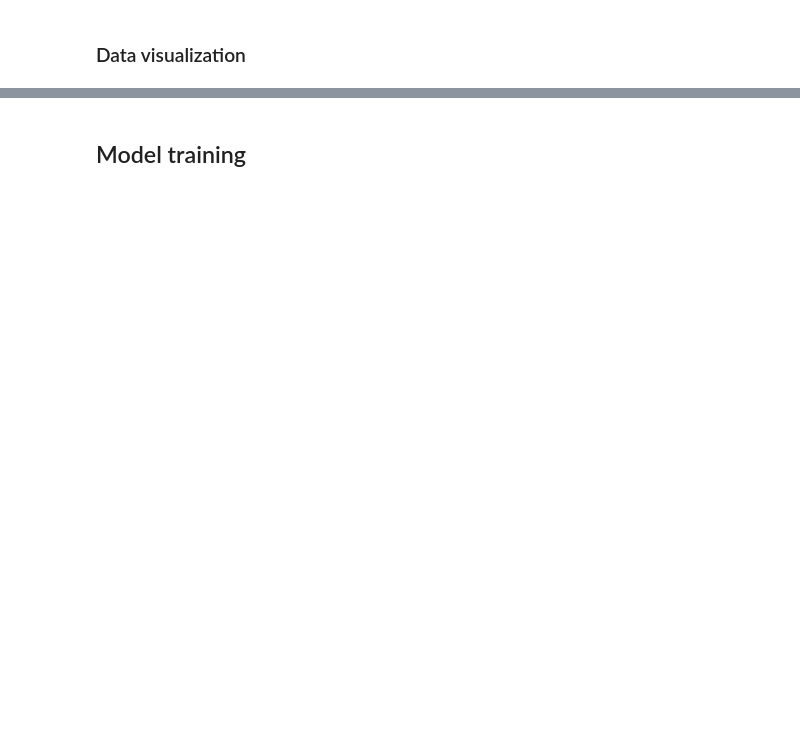
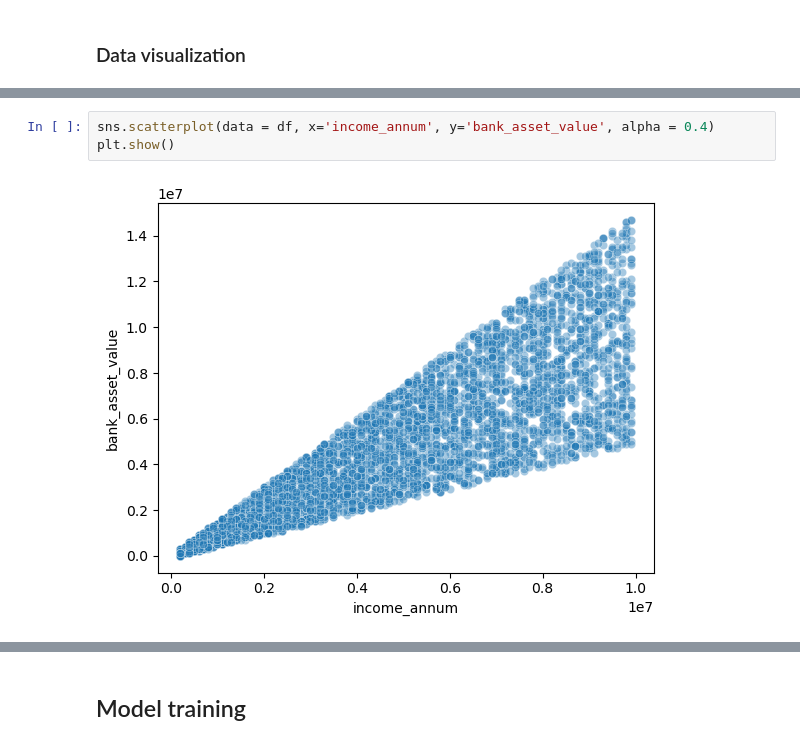
Before and after one commit to TaisyToming/data-science-projects, a Jupyter notebook: Loan Approval Prediction/Loan Approval Prediction.ipynb, the cells around one changed output, grey strips where cells are left out. Cells and saved outputs as stored; diff of their text form; blank space fills up the shorter version.

```diff
--- a/Loan Approval Prediction/Loan Approval Prediction.ipynb
+++ b/Loan Approval Prediction/Loan Approval Prediction.ipynb
@@ -225,0 +235,5 @@ sns.boxplot(data = df, x = 'loan_status', y = 'cibil_score')
+# %%
+sns.scatterplot(data = df, x='income_annum', y='bank_asset_value', alpha = 0.4)
+plt.show()
+# %% [output]
+[figure, added]
```
Also changed, not shown: parts of 38 cells of this notebook.
